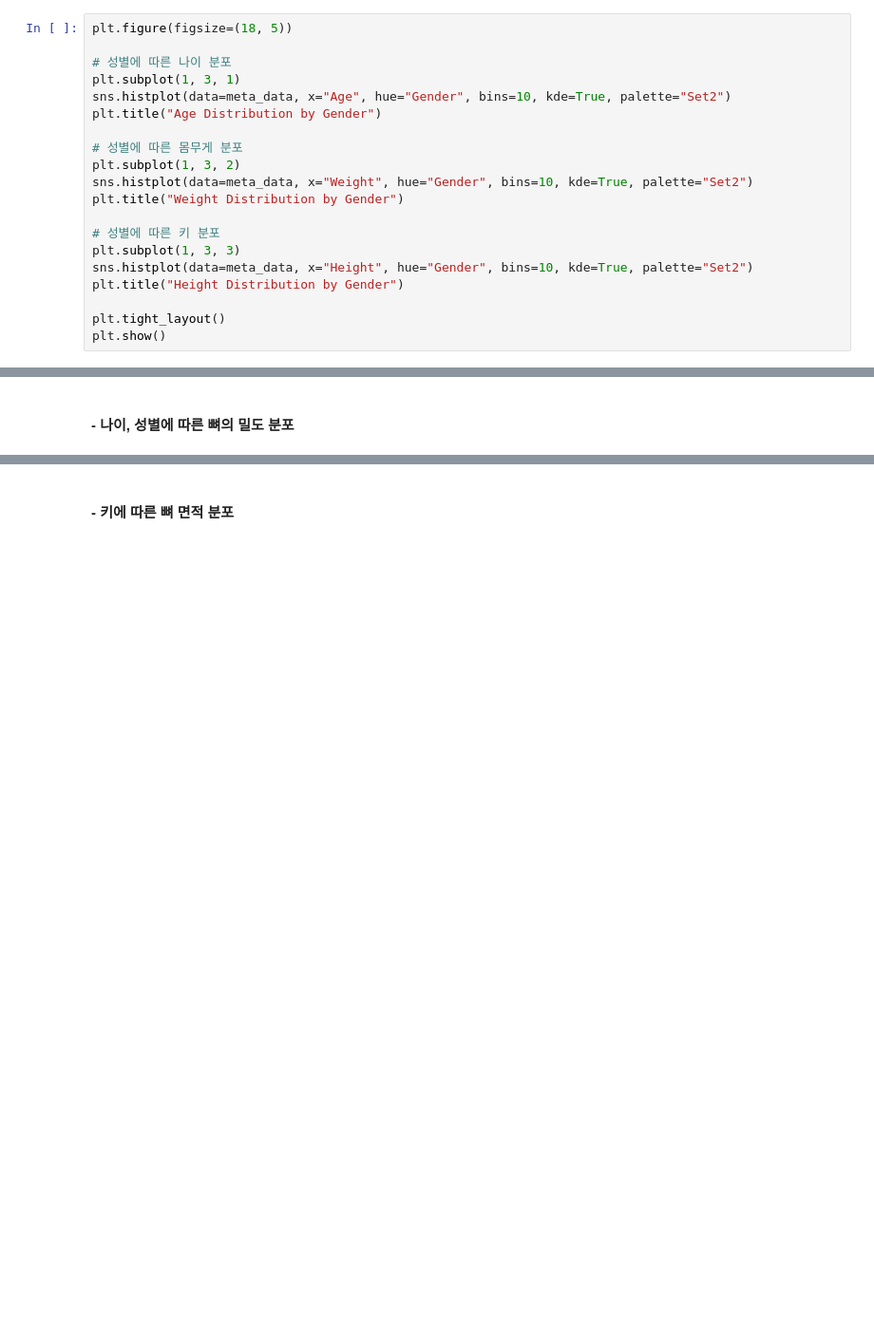
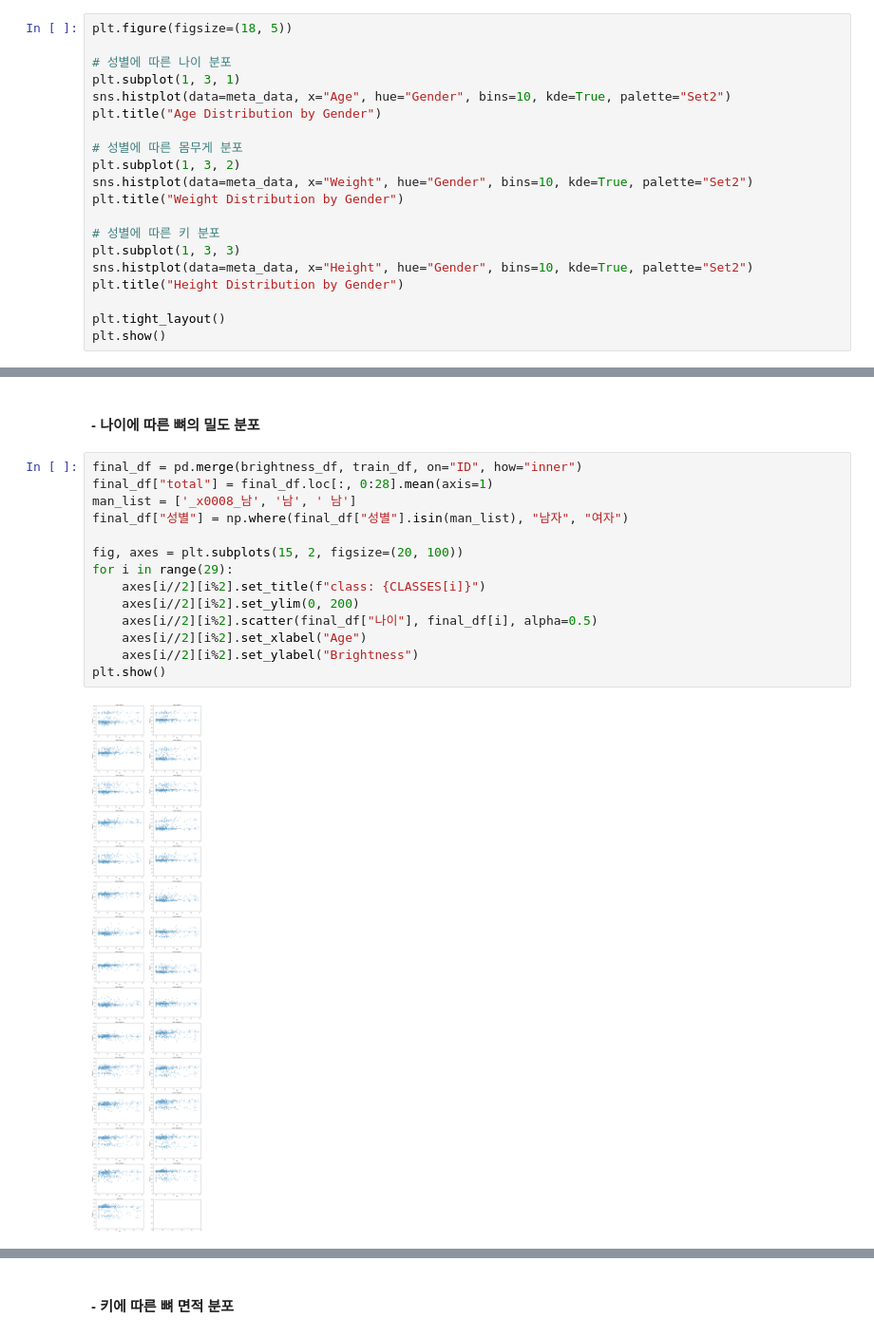
Before and after one commit to boostcampaitech7/level2-cv-semanticsegmentation-cv-07-lv3, a Jupyter notebook: eda/eda.ipynb, the cells around one changed output, grey strips where cells are left out. Shown at 95% size. Drawn from its saved outputs; the diff is of its cells as text; blank space fills up the shorter version.

```diff
--- a/eda/eda.ipynb
+++ b/eda/eda.ipynb
@@ -140,2 +263,18 @@ plt.show()
 # %% [markdown]
-#### - 나이, 성별에 따른 뼈의 밀도 분포
+#### - 나이에 따른 뼈의 밀도 분포
+# %%
+final_df = pd.merge(brightness_df, train_df, on="ID", how="inner")
+final_df["total"] = final_df.loc[:, 0:28].mean(axis=1)
+man_list = ['_x0008_남', '남', ' 남']
+final_df["성별"] = np.where(final_df["성별"].isin(man_list), "남자", "여자")
+
+fig, axes = plt.subplots(15, 2, figsize=(20, 100))
+for i in range(29):
+    axes[i//2][i%2].set_title(f"class: {CLASSES[i]}")
+    axes[i//2][i%2].set_ylim(0, 200)
+    axes[i//2][i%2].scatter(final_df["나이"], final_df[i], alpha=0.5)
+    axes[i//2][i%2].set_xlabel("Age")
+    axes[i//2][i%2].set_ylabel("Brightness")
+plt.show()
+# %% [output]
+[figure, added]
```
Also changed, not shown: parts of 8 cells of this notebook.
